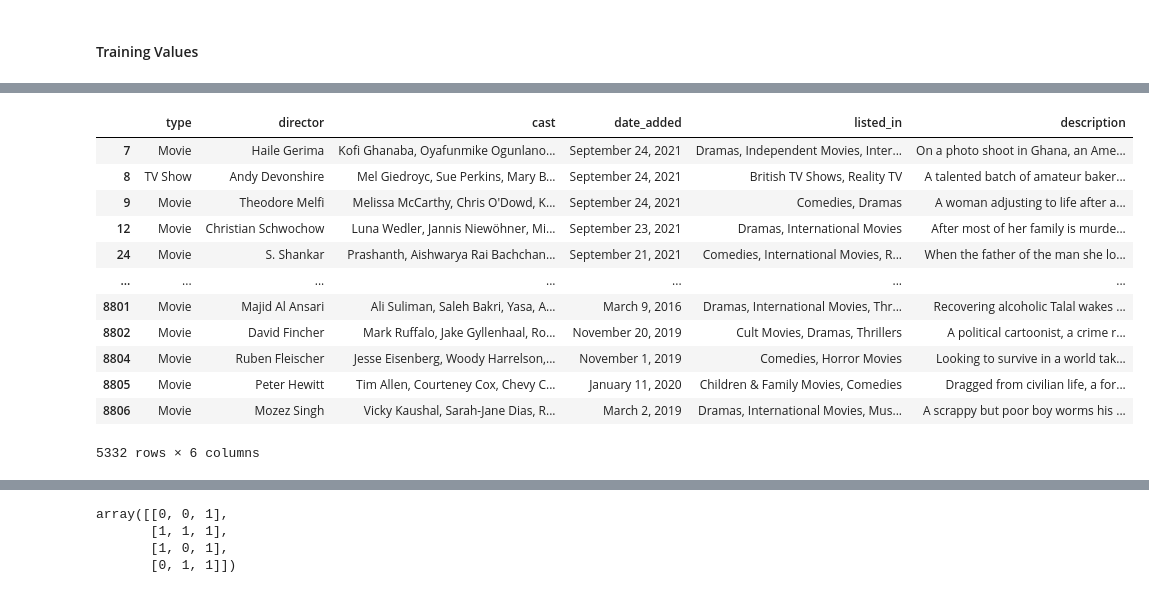
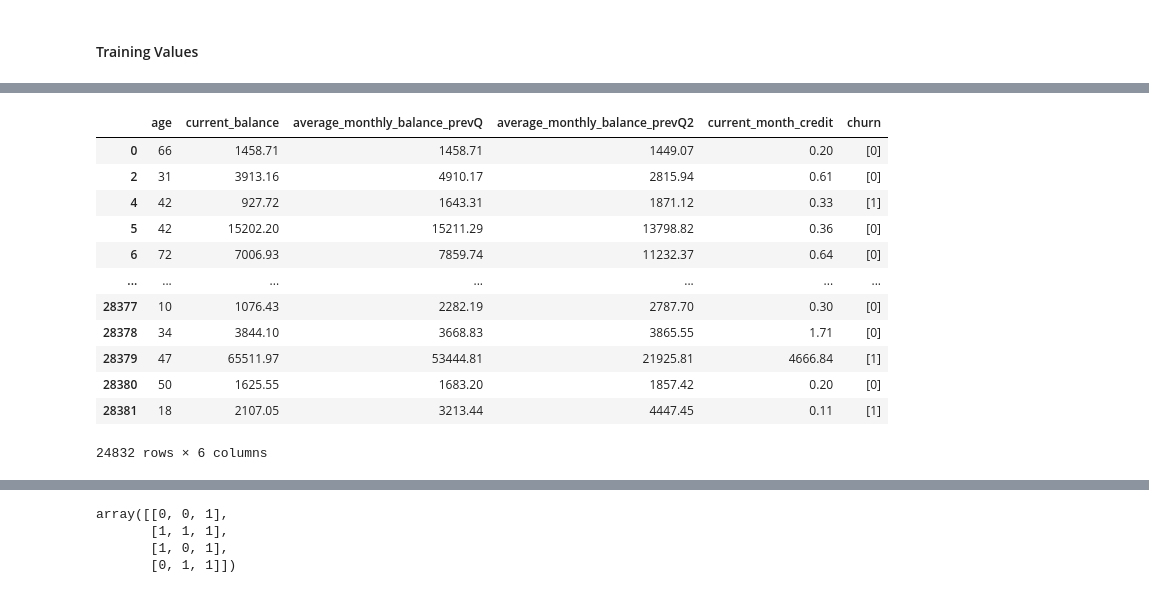
Before and after one commit to Fedezafran1/TP-Chona, a Jupyter notebook: tp2/SNN.ipynb, the cells around one changed output, grey strips where cells are left out. Saved outputs shown, nothing was run; the diff lists cells and outputs as text; code cells hidden in the pictures.

```diff
--- a/tp2/SNN.ipynb
+++ b/tp2/SNN.ipynb
@@ -59,8 +59,9 @@ plt.grid()
 # %% [markdown]
 #### Training Values
 # %%
-#GUARDAMOS EL DATASET EN LA VARIABLE netflixTitle Y LO MOSTRAMOS.
-netflixTitle = pd.read_csv("netflix_titles.csv")
-netflixTitle = netflixTitle.dropna()
-netflixTitle.head()
+#GUARDAMOS EL DATASET EN LA VARIABLE churnPre Y LO MOSTRAMOS.
+#netflixtitle
+churnPre = pd.read_csv("churn_prediction.csv")
+churnPre = churnPre.dropna()
+churnPre.head()
 # %% [output]
@@ -73,18 +75,18 @@ netflixTitle.head()
 # %%
 #CREAMOS Y MOSTRAMOS UNA NUEVA VARIABLE DONDE GUARDAMOS SOLO LOS DATOS QUE NOS SON UTILES DEL DATASET.
-netflixTitleNew = netflixTitle[['type', 'director', 'cast', 'date_added', 'listed_in', 'description']]
-netflixTitleNew
+churnPreNew = churnPre[['age','current_balance', 'average_monthly_balance_prevQ', 'average_monthly_balance_prevQ2', 'current_month_credit', 'churn']]
+churnPreNew
 # %% [output]
-|  | type | director | cast | date_added | listed_in | description |
-| 7 | Movie | Haile Gerima | Kofi Ghanaba, Oyafunmike Ogunlano... | September 24, 2021 | Dramas, Independent Movies, Inter... | On a photo shoot in Ghana, an Ame... |
-| 8 | TV Show | Andy Devonshire | Mel Giedroyc, Sue Perkins, Mary B... | September 24, 2021 | British TV Shows, Reality TV | A talented batch of amateur baker... |
-| 9 | Movie | Theodore Melfi | Melissa McCarthy, Chris O'Dowd, K... | September 24, 2021 | Comedies, Dramas | A woman adjusting to life after a... |
-| 12 | Movie | Christian Schwochow | Luna Wedler, Jannis Niewöhner, Mi... | September 23, 2021 | Dramas, International Movies | After most of her family is murde... |
-| 24 | Movie | S. Shankar | Prashanth, Aishwarya Rai Bachchan... | September 21, 2021 | Comedies, International Movies, R... | When the father of the man she lo... |
+|  | age | current_balance | average_monthly_balance_prevQ | average_monthly_balance_prevQ2 | current_month_credit | churn |
+| 0 | 66 | 1458.71 | 1458.71 | 1449.07 | 0.20 | [0] |
+| 2 | 31 | 3913.16 | 4910.17 | 2815.94 | 0.61 | [0] |
+| 4 | 42 | 927.72 | 1643.31 | 1871.12 | 0.33 | [1] |
+| 5 | 42 | 15202.20 | 15211.29 | 13798.82 | 0.36 | [0] |
+| 6 | 72 | 7006.93 | 7859.74 | 11232.37 | 0.64 | [0] |
 | ... | ... | ... | ... | ... | ... | ... |
-| 8801 | Movie | Majid Al Ansari | Ali Suliman, Saleh Bakri, Yasa, A... | March 9, 2016 | Dramas, International Movies, Thr... | Recovering alcoholic Talal wakes ... |
-| 8802 | Movie | David Fincher | Mark Ruffalo, Jake Gyllenhaal, Ro... | November 20, 2019 | Cult Movies, Dramas, Thrillers | A political cartoonist, a crime r... |
-| 8804 | Movie | Ruben Fleischer | Jesse Eisenberg, Woody Harrelson,... | November 1, 2019 | Comedies, Horror Movies | Looking to survive in a world tak... |
-| 8805 | Movie | Peter Hewitt | Tim Allen, Courteney Cox, Chevy C... | January 11, 2020 | Children & Family Movies, Comedies | Dragged from civilian life, a for... |
-| 8806 | Movie | Mozez Singh | Vicky Kaushal, Sarah-Jane Dias, R... | March 2, 2019 | Dramas, International Movies, Mus... | A scrappy but poor boy worms his ... |
+| 28377 | 10 | 1076.43 | 2282.19 | 2787.70 | 0.30 | [0] |
+| 28378 | 34 | 3844.10 | 3668.83 | 3865.55 | 1.71 | [0] |
+| 28379 | 47 | 65511.97 | 53444.81 | 21925.81 | 4666.84 | [1] |
+| 28380 | 50 | 1625.55 | 1683.20 | 1857.42 | 0.20 | [0] |
+| 28381 | 18 | 2107.05 | 3213.44 | 4447.45 | 0.11 | [1] |
-5332 rows × 6 columns
+24832 rows × 6 columns
```
Also changed, not shown: parts of 22 cells of this notebook, 5 other files.
